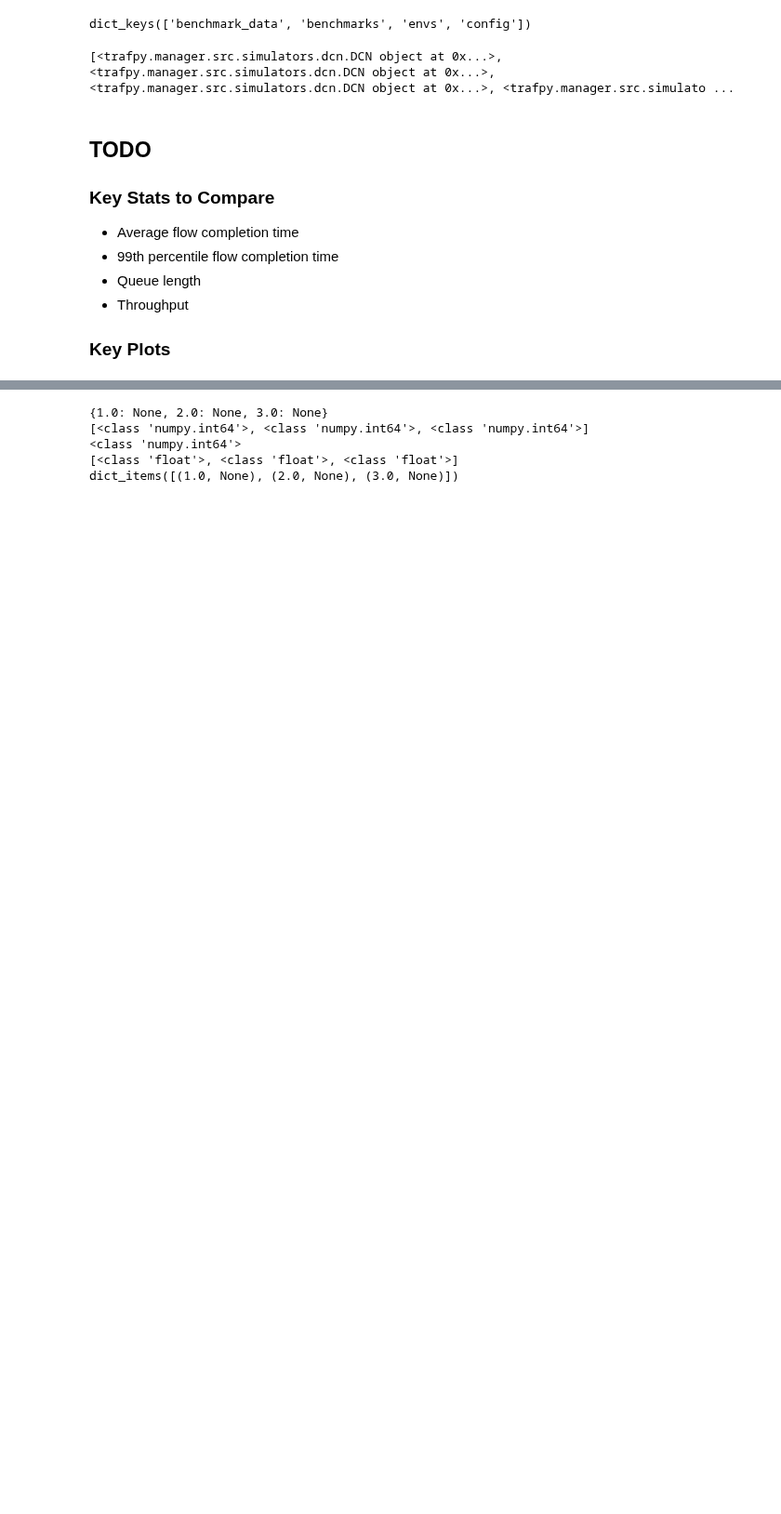
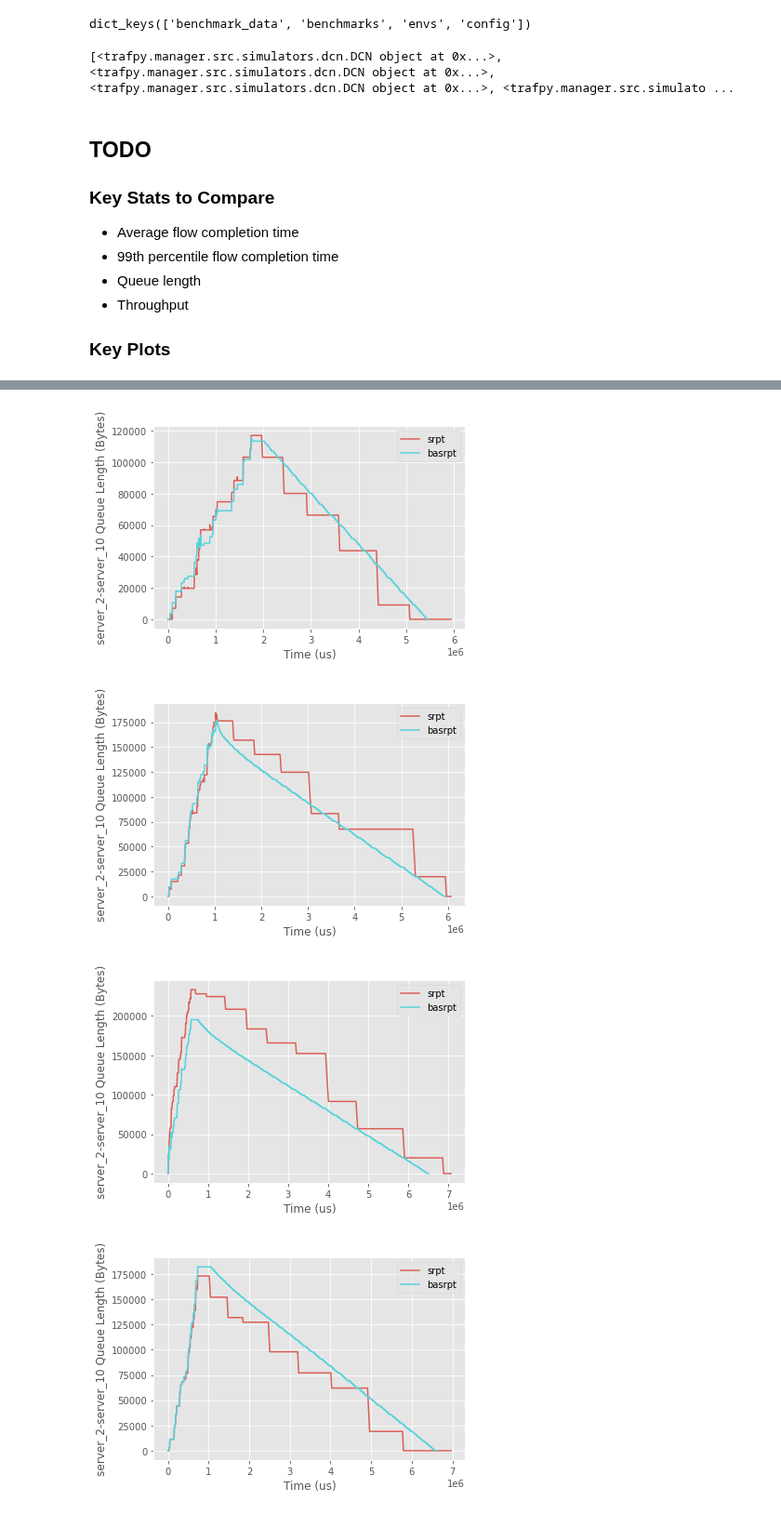
Before and after one commit to cwfparsonson/trafpy, a Jupyter notebook: notebooks/benchmark_plotbed.ipynb, the cells around one changed output, grey strips where cells are left out. Shown at 93% size. Cells and saved outputs as stored; diff of their text form; code cells hidden in the pictures; blank space fills up the shorter version.

```diff
--- a/notebooks/benchmark_plotbed.ipynb
+++ b/notebooks/benchmark_plotbed.ipynb
@@ -85,7 +88,7 @@ plot_dict = {_class: {'x_values': [], 'y_values': []} for _class in classes}
 
 for test in testbed_stats.keys():
     _class = list(testbed_stats[test].keys())[0]
-    plot_dict[_class]['x_values'].append(testbed_stats[test][_class]['load'])
+    plot_dict[_class]['x_values'].append(testbed_stats[test][_class]['load_frac'])
     plot_dict[_class]['y_values'].append(testbed_stats[test][_class]['nn_fct'])
 
 fig = tpg.plot_val_scatter(plot_dict=plot_dict,xlabel='Load', ylabel='99th Percentile FCT (us)', show_fig=True)
@@ -96,21 +99,38 @@ fig = tpg.plot_val_scatter(plot_dict=plot_dict,xlabel='Load', ylabel='99th Perce
-# %%
-# queue length
-import numpy as np
-
-a = {key: None for key in np.array([1,2,3])}
-b = {float(key): None for key in a.keys()}
-print(b)
-types1 = [type(key) for key in a.keys()]
-types2 = [type(key) for key in b.keys()]
-
-print(types1)
-print(types1[0])
-print(types2)
-
-print(b.items())
-# %% [output]
-{1.0: None, 2.0: None, 3.0: None}
-[<class 'numpy.int64'>, <class 'numpy.int64'>, <class 'numpy.int64'>]
-<class 'numpy.int64'>
-[<class 'float'>, <class 'float'>, <class 'float'>]
-dict_items([(1.0, None), (2.0, None), (3.0, None)])
+# %%
+import numpy
+
+# queue length
+plot_dict = {}
+for test in testbed_stats.keys():
+    _class = list(testbed_stats[test].keys())[0]
+    load = testbed_stats[test][_class]['load_frac']
+    try:
+        plot_dict[load][_class]['x_values'] = None
+        plot_dict[load][_class]['y_values'] = None
+    except KeyError:
+        # not yet added this load
+        try:
+            plot_dict[load][_class] = {}
+            plot_dict[load][_class]['x_values'] = None
+            plot_dict[load][_class]['y_values'] = None
+        except KeyError:
+            plot_dict[load] = {}
+            plot_dict[load][_class] = {}
+            plot_dict[load][_class]['x_values'] = None
+            plot_dict[load][_class]['y_values'] = None
+
+src = 'server_2'
+dst='server_10'
+for test in testbed_stats.keys():
+    _class = list(testbed_stats[test].keys())[0]
+    load = testbed_stats[test][_class]['load_frac']
+    plot_dict[load][_class]['x_values'] = testbed_stats[test][_class]['q_dict'][src][dst]['times']
+    plot_dict[load][_class]['y_values'] = testbed_stats[test][_class]['q_dict'][src][dst]['queue_lengths']
+
+for load in plot_dict.keys():
+    tpg.plot_val_line(plot_dict=plot_dict[load],xlabel='Time (us)', ylabel='{}-{} Queue Length (Bytes)'.format(src,dst), show_fig=True)
+# %% [output]
+[figure, added]
+[figure, added]
+[figure, added]
+[figure, added]
```
Also changed, not shown: parts of 7 cells of this notebook, 15 other files.
